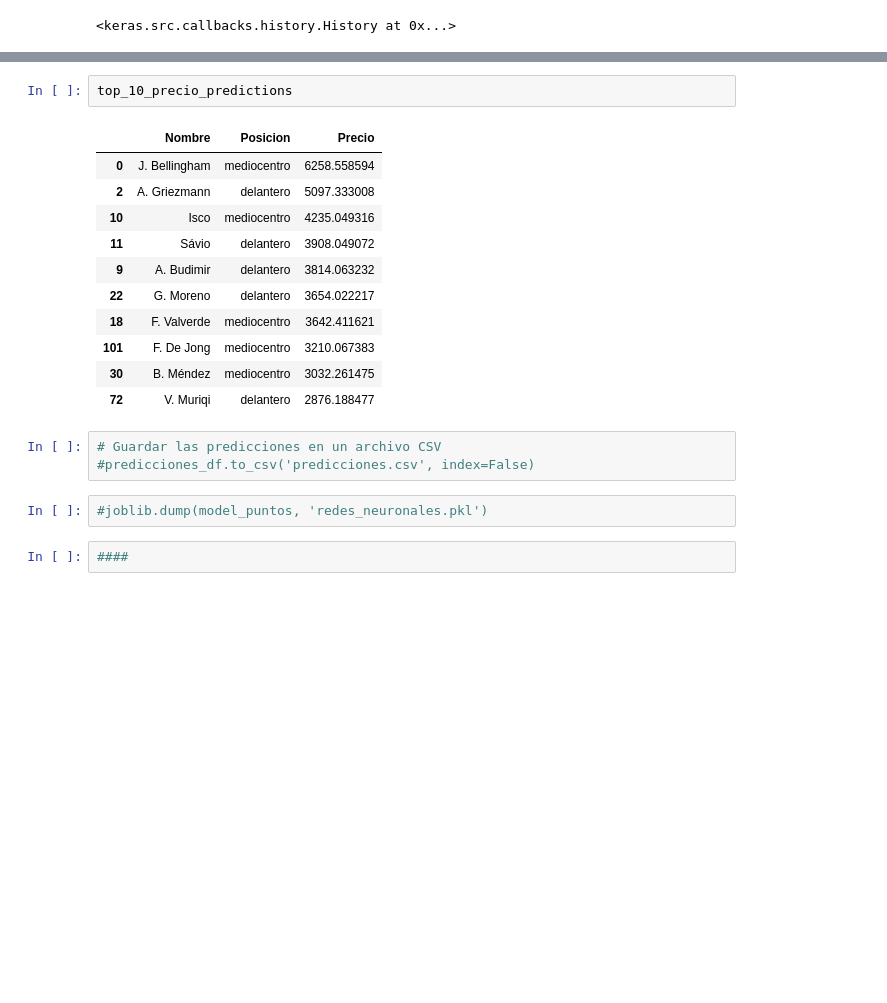
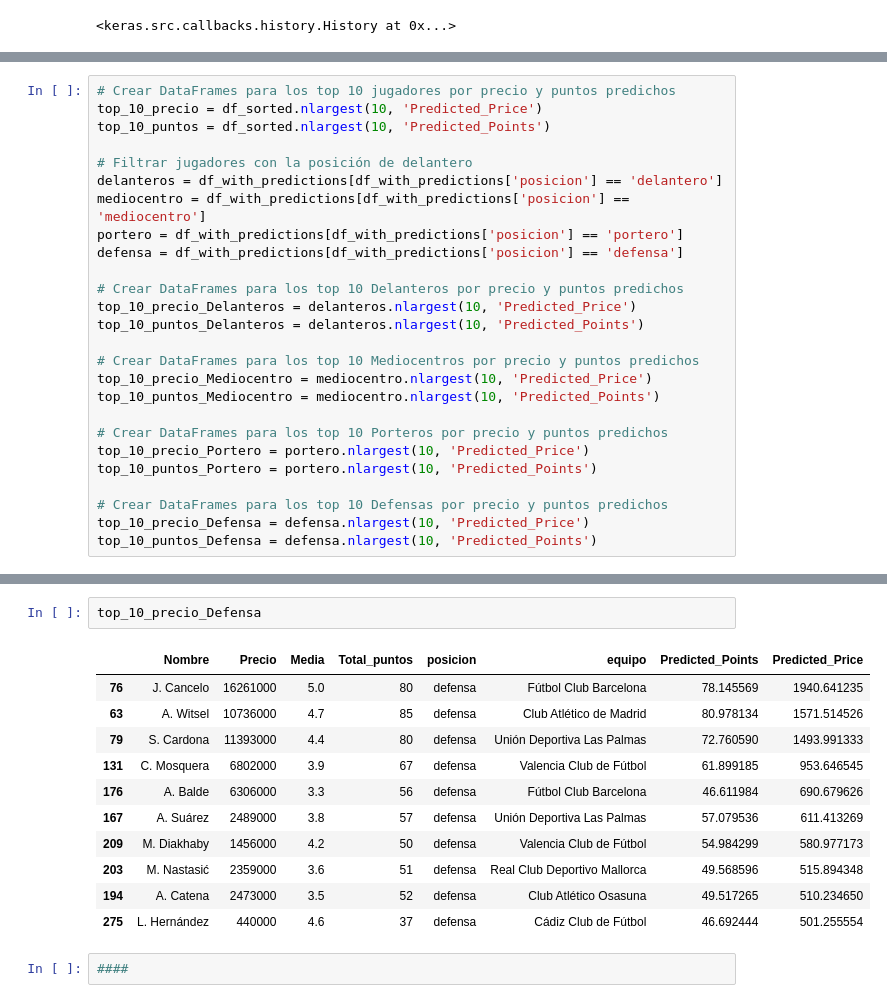
Before and after one commit to jamesyul/Cyber-Football_PCI, a Jupyter notebook: ML/Red Neuronales/ML_Redes Neuronales.ipynb, the cells around one changed output, grey strips where cells are left out. Cells and saved outputs as stored; diff of their text form; blank space fills up the shorter version.

```diff
--- a/ML/Red Neuronales/ML_Redes Neuronales.ipynb
+++ b/ML/Red Neuronales/ML_Redes Neuronales.ipynb
@@ -163 +142,27 @@ MSE para precio: 58069431360013.24
 R^2 para precio: -0.59
+# %%
+# Crear DataFrames para los top 10 jugadores por precio y puntos predichos
+top_10_precio = df_sorted.nlargest(10, 'Predicted_Price')
+top_10_puntos = df_sorted.nlargest(10, 'Predicted_Points')
+
+# Filtrar jugadores con la posición de delantero
+delanteros = df_with_predictions[df_with_predictions['posicion'] == 'delantero']
+mediocentro = df_with_predictions[df_with_predictions['posicion'] == 'mediocentro']
+portero = df_with_predictions[df_with_predictions['posicion'] == 'portero']
+defensa = df_with_predictions[df_with_predictions['posicion'] == 'defensa']
+
+# Crear DataFrames para los top 10 Delanteros por precio y puntos predichos
+top_10_precio_Delanteros = delanteros.nlargest(10, 'Predicted_Price')
+top_10_puntos_Delanteros = delanteros.nlargest(10, 'Predicted_Points')
+
+# Crear DataFrames para los top 10 Mediocentros por precio y puntos predichos
+top_10_precio_Mediocentro = mediocentro.nlargest(10, 'Predicted_Price')
+top_10_puntos_Mediocentro = mediocentro.nlargest(10, 'Predicted_Points')
+
+# Crear DataFrames para los top 10 Porteros por precio y puntos predichos
+top_10_precio_Portero = portero.nlargest(10, 'Predicted_Price')
+top_10_puntos_Portero = portero.nlargest(10, 'Predicted_Points')
+
+# Crear DataFrames para los top 10 Defensas por precio y puntos predichos
+top_10_precio_Defensa = defensa.nlargest(10, 'Predicted_Price')
+top_10_puntos_Defensa = defensa.nlargest(10, 'Predicted_Points')
@@ -216,21 +290,16 @@ top_10_puntos_predictions
 # %%
-top_10_precio_predictions
+top_10_precio_Defensa
 # %% [output]
-|  | Nombre | Posicion | Precio |
-| 0 | J. Bellingham | mediocentro | 6258.558594 |
-| 2 | A. Griezmann | delantero | 5097.333008 |
-| 10 | Isco | mediocentro | 4235.049316 |
-| 11 | Sávio | delantero | 3908.049072 |
-| 9 | A. Budimir | delantero | 3814.063232 |
-| 22 | G. Moreno | delantero | 3654.022217 |
-| 18 | F. Valverde | mediocentro | 3642.411621 |
-| 101 | F. De Jong | mediocentro | 3210.067383 |
-| 30 | B. Méndez | mediocentro | 3032.261475 |
-| 72 | V. Muriqi | delantero | 2876.188477 |
+|  | Nombre | Precio | Media | Total_puntos | posicion | equipo | Predicted_Points | Predicted_Price |
+| 76 | J. Cancelo | 16261000 | 5.0 | 80 | defensa | Fútbol Club Barcelona | 78.145569 | 1940.641235 |
+| 63 | A. Witsel | 10736000 | 4.7 | 85 | defensa | Club Atlético de Madrid | 80.978134 | 1571.514526 |
+| 79 | S. Cardona | 11393000 | 4.4 | 80 | defensa | Unión Deportiva Las Palmas | 72.760590 | 1493.991333 |
+| 131 | C. Mosquera | 6802000 | 3.9 | 67 | defensa | Valencia Club de Fútbol | 61.899185 | 953.646545 |
+| 176 | A. Balde | 6306000 | 3.3 | 56 | defensa | Fútbol Club Barcelona | 46.611984 | 690.679626 |
+| 167 | A. Suárez | 2489000 | 3.8 | 57 | defensa | Unión Deportiva Las Palmas | 57.079536 | 611.413269 |
+| 209 | M. Diakhaby | 1456000 | 4.2 | 50 | defensa | Valencia Club de Fútbol | 54.984299 | 580.977173 |
+| 203 | M. Nastasić | 2359000 | 3.6 | 51 | defensa | Real Club Deportivo Mallorca | 49.568596 | 515.894348 |
+| 194 | A. Catena | 2473000 | 3.5 | 52 | defensa | Club Atlético Osasuna | 49.517265 | 510.234650 |
+| 275 | L. Hernández | 440000 | 4.6 | 37 | defensa | Cádiz Club de Fútbol | 46.692444 | 501.255554 |
-# %%
-# Guardar las predicciones en un archivo CSV
-#predicciones_df.to_csv('predicciones.csv', index=False)
-# %%
-#joblib.dump(model_puntos, 'redes_neuronales.pkl')
 # %%
 ####
```
Also changed, not shown: parts of 13 cells of this notebook, 9 other files.
